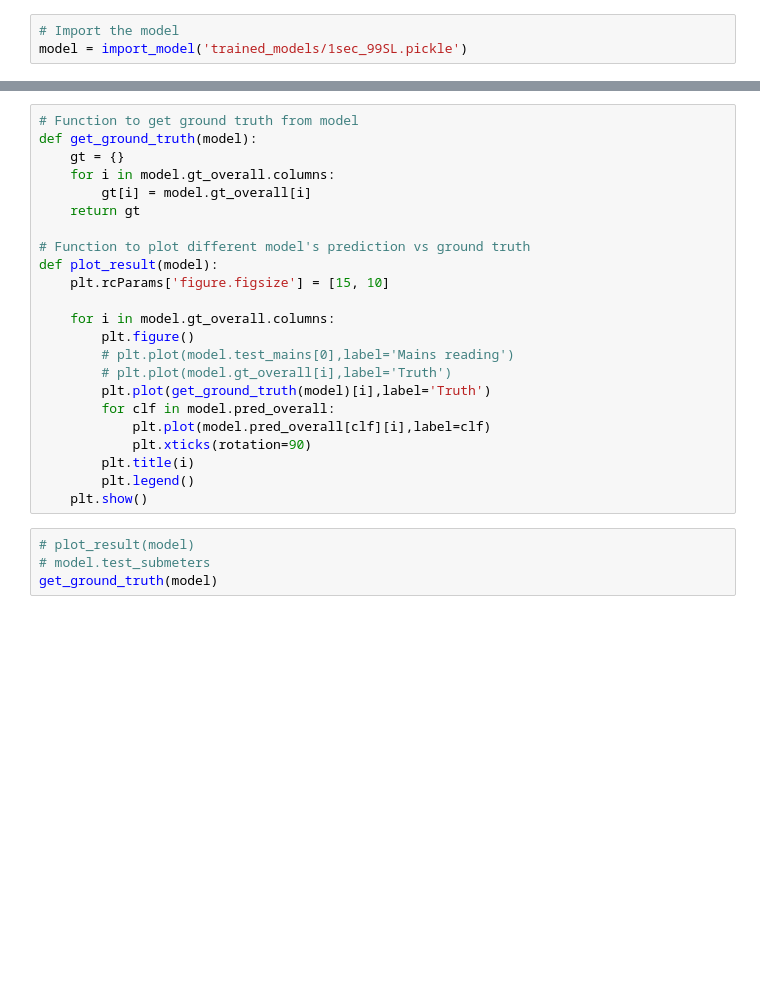
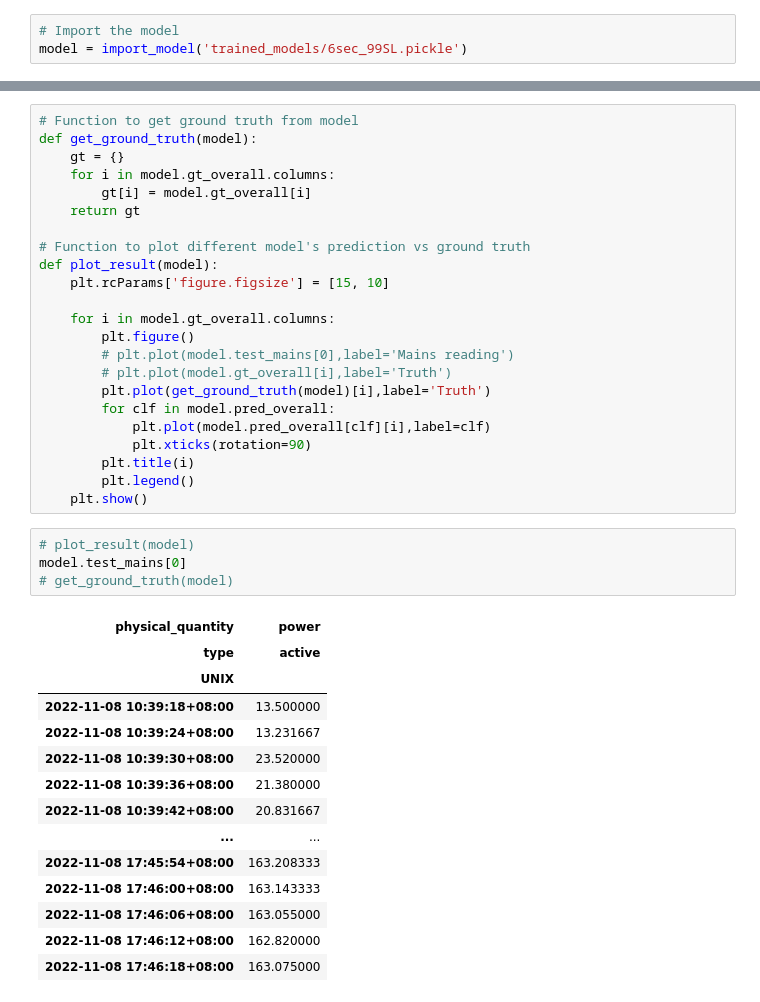
Before and after one commit to zlee0057/FIT3162_MCS6_NILM, a Jupyter notebook: using_imported_models.ipynb, the cells around one changed output, grey strips where cells are left out. Saved outputs shown, nothing was run; the diff lists cells and outputs as text; blank space fills up the shorter version.

Commit message:
Updated metadata and models

```diff
--- a/using_imported_models.ipynb
+++ b/using_imported_models.ipynb
@@ -21,7 +428,7 @@ def import_model(filename):
     return model
 # %%
 # Import the model
-model = import_model('trained_models/1sec_99SL.pickle')
+model = import_model('trained_models/6sec_99SL.pickle')
 # %% [output]
 Keras model archive loading:
 File Name                                             Modified             Size
@@ -65,6 +472,20 @@ def plot_result(model):
     plt.show()
 # %%
 # plot_result(model)
-# model.test_submeters
-get_ground_truth(model)
+model.test_mains[0]
+# get_ground_truth(model)
 # %% [output]
+| physical_quantity | power |
+| type | active |
+| UNIX |  |
+| 2022-11-08 10:39:18+08:00 | 13.500000 |
+| 2022-11-08 10:39:24+08:00 | 13.231667 |
+| 2022-11-08 10:39:30+08:00 | 23.520000 |
+| 2022-11-08 10:39:36+08:00 | 21.380000 |
+| 2022-11-08 10:39:42+08:00 | 20.831667 |
+| ... | ... |
+| 2022-11-08 17:45:54+08:00 | 163.208333 |
+| 2022-11-08 17:46:00+08:00 | 163.143333 |
+| 2022-11-08 17:46:06+08:00 | 163.055000 |
+| 2022-11-08 17:46:12+08:00 | 162.820000 |
+| 2022-11-08 17:46:18+08:00 | 163.075000 |
```
Also changed, not shown: parts of 6 cells of this notebook, 5 other files.
